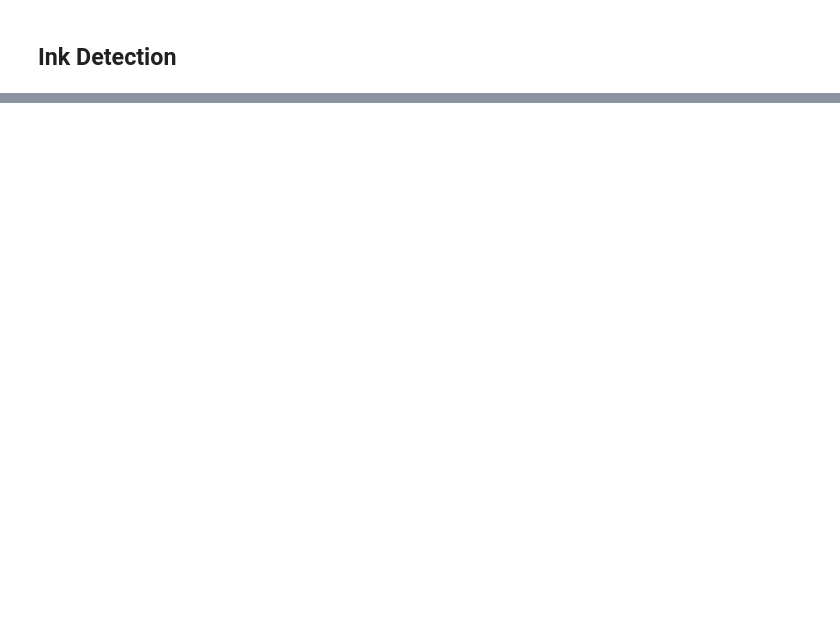
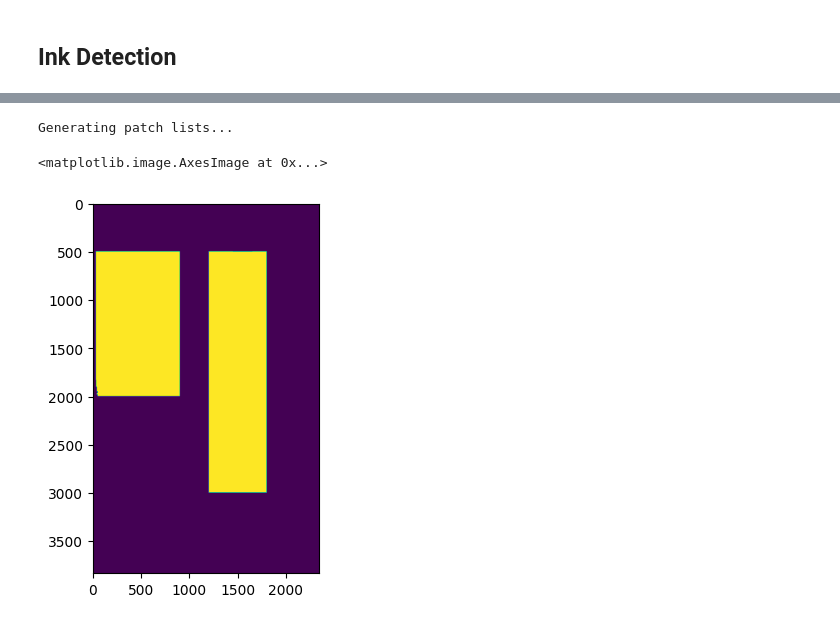
Before and after one commit to ScrollPrize/vesuvius, a Jupyter notebook: notebooks/example3_ink_detection.ipynb, the cells around one changed output, grey strips where cells are left out. Drawn from its saved outputs; the diff is of its cells as text; code cells hidden in the pictures; blank space fills up the shorter version.

```diff
--- a/notebooks/example3_ink_detection.ipynb
+++ b/notebooks/example3_ink_detection.ipynb
@@ -79,0 +165,38 @@ plt.show()
+# %%
+print("Generating patch lists...")
+
+
+# Create a 2D Boolean mask that is True where there is any signal across the Z dimension
+mask = np.max(segment[:,:,:], axis=0).astype(bool)
+
+# Create a Boolean mask to exclude border pixels (those that cannot form a full patch)
+not_border = np.zeros(mask.shape, dtype=bool)
+not_border[BUFFER:mask.shape[0]-BUFFER, BUFFER:mask.shape[1]-BUFFER] = True
+
+# Combine the signal mask and the not_border mask
+arr_mask = mask * not_border
+
+# Create inside_rect and outside_rect masks
+inside_rect = np.zeros(mask.shape, dtype=bool)
+inside_rect[rect[1]:rect[1]+rect[3]+1, rect[0]:rect[0]+rect[2]+1] = True
+inside_rect *= arr_mask  # Only include areas within the segment
+
+outside_rect = np.ones(mask.shape, dtype=bool) * arr_mask
+outside_rect[rect[1]:rect[1]+rect[3]+1, rect[0]:rect[0]+rect[2]+1] = False
+
+# Further customization to exclude specific regions with little ink
+outside_rect[2000:,:1000] = False
+outside_rect[:,1800:] = False
+outside_rect[:,900:1200] = False
+outside_rect[:500, :] = False
+outside_rect[3000:, :] = False
+
+pixels_inside_rect = np.argwhere(inside_rect)
+pixels_outside_rect = np.argwhere(outside_rect)
+# %% [output]
+Generating patch lists...
+# %%
+plt.imshow(outside_rect)
+# %% [output]
+<matplotlib.image.AxesImage at 0x...>
+[figure, added]
```
Also changed, not shown: parts of 13 cells of this notebook.
